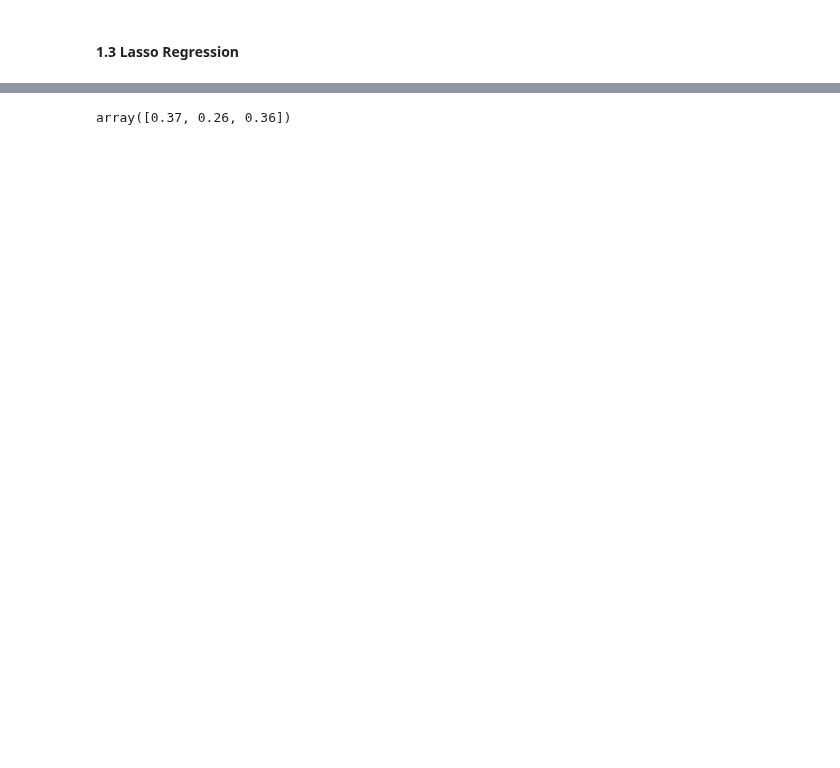
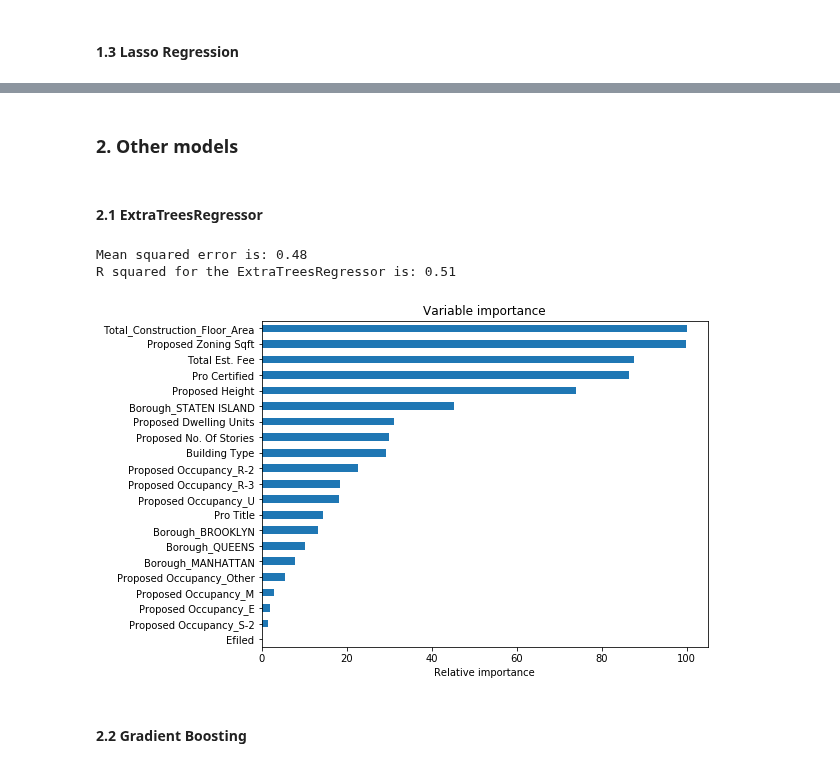
Before and after one commit to anoushavan/Capstone_1, a Jupyter notebook: code/Capstone_1_ML_analysis.ipynb, the cells around one changed output, grey strips where cells are left out. Cells and saved outputs as stored; diff of their text form; code cells hidden in the pictures; blank space fills up the shorter version.

```diff
--- a/code/Capstone_1_ML_analysis.ipynb
+++ b/code/Capstone_1_ML_analysis.ipynb
@@ -259,4 +320,0 @@ plt.tight_layout()
-# %%
-np.round(r_squares,2)
-# %% [output]
-array([0.37, 0.26, 0.36])
@@ -266,0 +321,49 @@ from sklearn.preprocessing import StandardScaler
+# %% [markdown]
+### 2. Other models
+# %% [markdown]
+#### 2.1 ExtraTreesRegressor
+# %%
+from sklearn.ensemble import ExtraTreesRegressor
+
+# parameters for gridsearch
+parameters = {'n_estimators':(np.arange(10,150, 5)), 'max_features':np.arange(1,20, 1)}
+
+extratrees = ExtraTreesRegressor()
+
+# Split data into test and train sets
+X_train, X_test, y_train, y_test = train_test_split(X, y, test_size=0.30, random_state=1)
+
+# Use randomized gridsearch to tune the hyperparameters
+rand_gs = RandomizedSearchCV(extratrees, parameters, cv=5)
+rand_gs.fit(X_train, np.ravel(y_train))
+
+# get the R squared score
+extra_score = rand_gs.score(X_test, y_test).round(2)
+
+# extract the best parameters from the gridsearch
+best_params = rand_gs.best_params_
+
+# fit the extratree regressor with the best parameters
+extratrees = ExtraTreesRegressor(**best_params).fit(X_train, y_train)
+
+# predit the y
+y_pred_extra = extratrees.predict(X_test)
+mse_extra = mean_squared_error(y_test, y_pred_extra)
+
+print('Mean squared error is: {:.2f}'.format(mse_extra))
+print("R squared for the ExtraTreesRegressor is: {:.2f}".format(extra_score))
+# %% [output]
+Mean squared error is: 0.48
+R squared for the ExtraTreesRegressor is: 0.51
+# %%
+extra_df = pd.DataFrame({'Importance':100.0 * (extratrees.feature_importances_ /
+                                            extratrees.feature_importances_.max())},
+                     index=X_1.columns)
+fig, ax = plt.subplots(figsize=(8,6))
+extra_df.sort_values(by='Importance').plot(kind='barh', ax=ax, legend=False)
+plt.title('Variable importance')
+plt.xlabel('Relative importance');
+# %% [output]
+[figure, added]
+# %% [markdown]
+#### 2.2 Gradient Boosting
```
Also changed, not shown: parts of 29 cells of this notebook, 1 other file.
